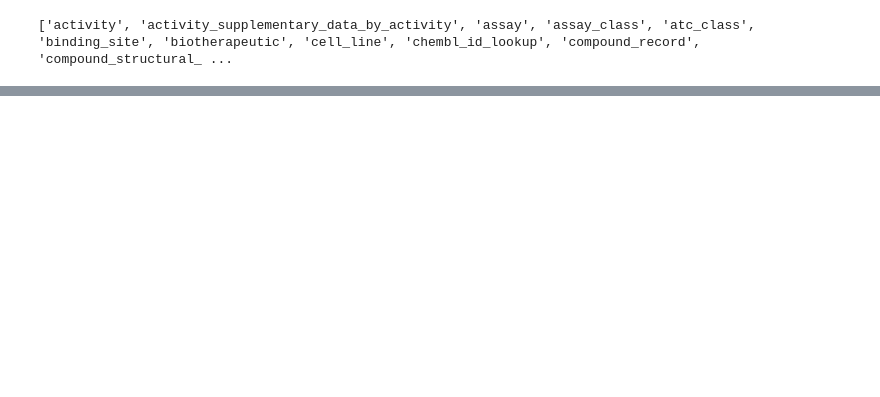
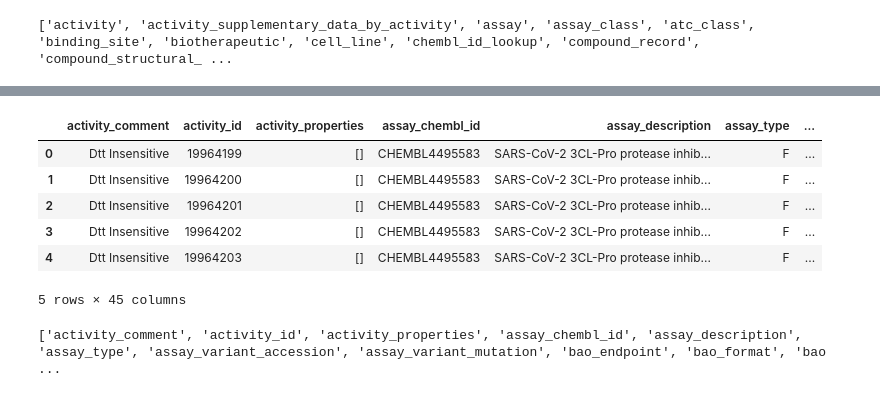
Before and after one commit to khanfs/ComputationalBiomedicine-Betacoronavirus, a Jupyter notebook: COVID_19_P1.ipynb, the cells around one changed output, grey strips where cells are left out. Cells and saved outputs as stored; diff of their text form; code cells hidden in the pictures; blank space fills up the shorter version.

```diff
--- a/COVID_19_P1.ipynb
+++ b/COVID_19_P1.ipynb
@@ -58,0 +86,15 @@ from chembl_webresource_client.new_client import new_client
+# %%
+df.head(5)
+# %% [output]
+|  | activity_comment | activity_id | activity_properties | assay_chembl_id | assay_description | assay_type | ... |
+| 0 | Dtt Insensitive | 19964199 | [] | CHEMBL4495583 | SARS-CoV-2 3CL-Pro protease inhib... | F | ... |
+| 1 | Dtt Insensitive | 19964200 | [] | CHEMBL4495583 | SARS-CoV-2 3CL-Pro protease inhib... | F | ... |
+| 2 | Dtt Insensitive | 19964201 | [] | CHEMBL4495583 | SARS-CoV-2 3CL-Pro protease inhib... | F | ... |
+| 3 | Dtt Insensitive | 19964202 | [] | CHEMBL4495583 | SARS-CoV-2 3CL-Pro protease inhib... | F | ... |
+| 4 | Dtt Insensitive | 19964203 | [] | CHEMBL4495583 | SARS-CoV-2 3CL-Pro protease inhib... | F | ... |
+5 rows × 45 columns
+# %%
+sars_list = list(df)
+print (sars_list)
+# %% [output]
+['activity_comment', 'activity_id', 'activity_properties', 'assay_chembl_id', 'assay_description', 'assay_type', 'assay_variant_accession', 'assay_variant_mutation', 'bao_endpoint', 'bao_format', 'bao ...
```
Also changed, not shown: parts of 6 cells of this notebook.
